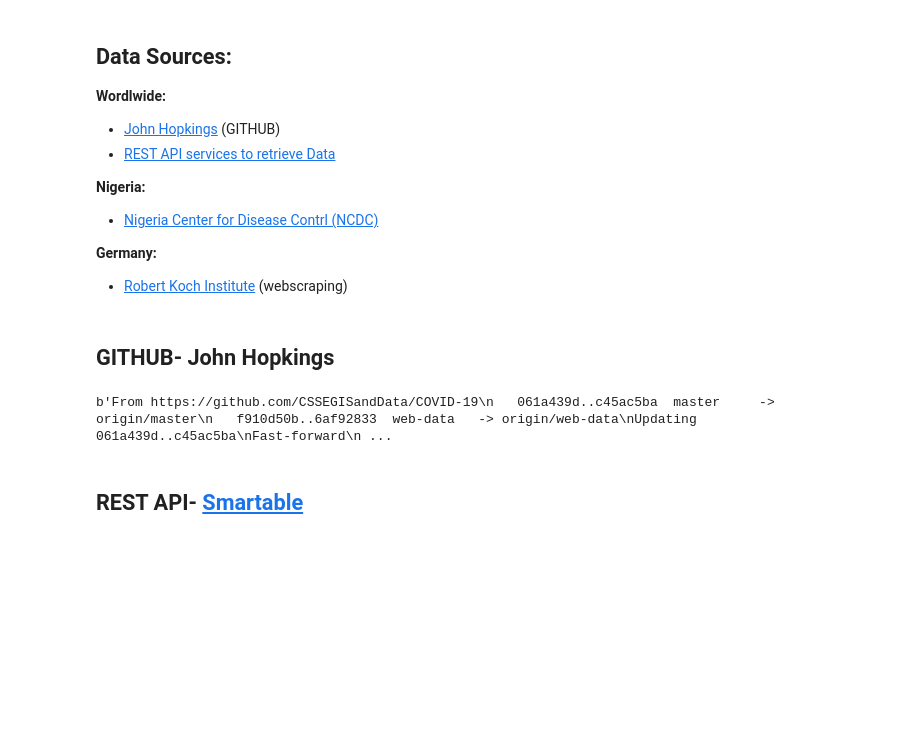
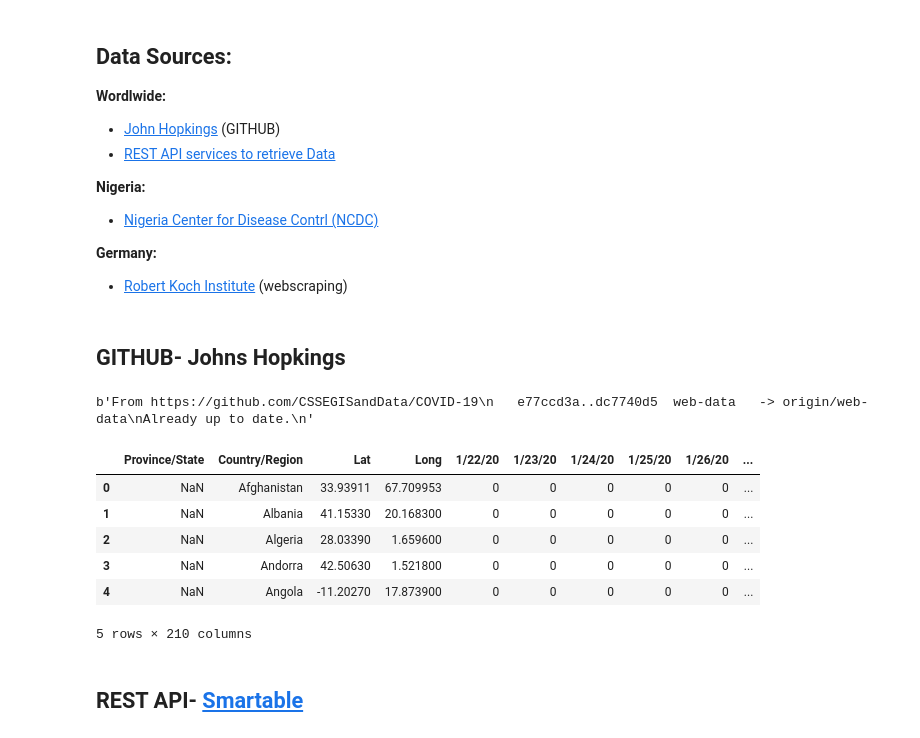
Before and after one commit to Faaizz/codiv_19_analysis, a Jupyter notebook: notebooks/Data_Understanding.ipynb, the cells around one changed output. Drawn from its saved outputs; the diff is of its cells as text; code cells hidden in the pictures; blank space fills up the shorter version.

```diff
--- a/notebooks/Data_Understanding.ipynb
+++ b/notebooks/Data_Understanding.ipynb
@@ -34,7 +34,7 @@ pd.set_option('display.max_rows', 500)
 **Germany:**
 - [Robert Koch Institute](https://www.rki.de/DE/Content/InfAZ/N/Neuartiges_Coronavirus/Fallzahlen.html) (webscraping)
 # %% [markdown]
-## GITHUB- John Hopkings
+## GITHUB- Johns Hopkings
 # %%
 # Create directory for John Hopkins Dataset if it doesn't already exist
 if(not os.path.exists("../data/raw/JH_dataset")):
@@ -62,20 +62,30 @@ git_proc= subprocess.Popen(
 
 # Communicate with child process and set timeout
 # Timeout
-# Give a maximum of 10 mins because cloning might take a while
+# Give a maximum of 10 mins because cloning/pulling might take a while
 proc_timeout= 600
 try:
     git_proc_out= git_proc.communicate(timeout=proc_timeout)[0]
     print(str(git_proc_out))
 except TimeoutError:
-    print("Git operation on John Hopkins Dataset from GITHUB failed...\n")
+    print("Git operation on Johns Hopkins Dataset from GITHUB failed...\n")
 # %% [output]
-b'From https://github.com/CSSEGISandData/COVID-19\n   061a439d..c45ac5ba  master     -> origin/master\n   f910d50b..6af92833  web-data   -> origin/web-data\nUpdating 061a439d..c45ac5ba\nFast-forward\n ...
+b'From https://github.com/CSSEGISandData/COVID-19\n   e77ccd3a..dc7740d5  web-data   -> origin/web-data\nAlready up to date.\n'
 # %%
 # Data path
 data_path= "../data/raw/JH_dataset/COVID-19/csse_covid_19_data/csse_covid_19_time_series/time_series_covid19_confirmed_global.csv"
 # Raw data
 pd_raw= pd.read_csv(data_path)
+# %%
+pd_raw.head()
+# %% [output]
+|  | Province/State | Country/Region | Lat | Long | 1/22/20 | 1/23/20 | 1/24/20 | 1/25/20 | 1/26/20 | ... |
+| 0 | NaN | Afghanistan | 33.93911 | 67.709953 | 0 | 0 | 0 | 0 | 0 | ... |
+| 1 | NaN | Albania | 41.15330 | 20.168300 | 0 | 0 | 0 | 0 | 0 | ... |
+| 2 | NaN | Algeria | 28.03390 | 1.659600 | 0 | 0 | 0 | 0 | 0 | ... |
+| 3 | NaN | Andorra | 42.50630 | 1.521800 | 0 | 0 | 0 | 0 | 0 | ... |
+| 4 | NaN | Angola | -11.20270 | 17.873900 | 0 | 0 | 0 | 0 | 0 | ... |
+5 rows × 210 columns
 # %% [markdown]
 ## REST API- [Smartable](smartable.ai)
 # %%
```
Also changed, not shown: parts of 13 cells of this notebook, 7 other files.
